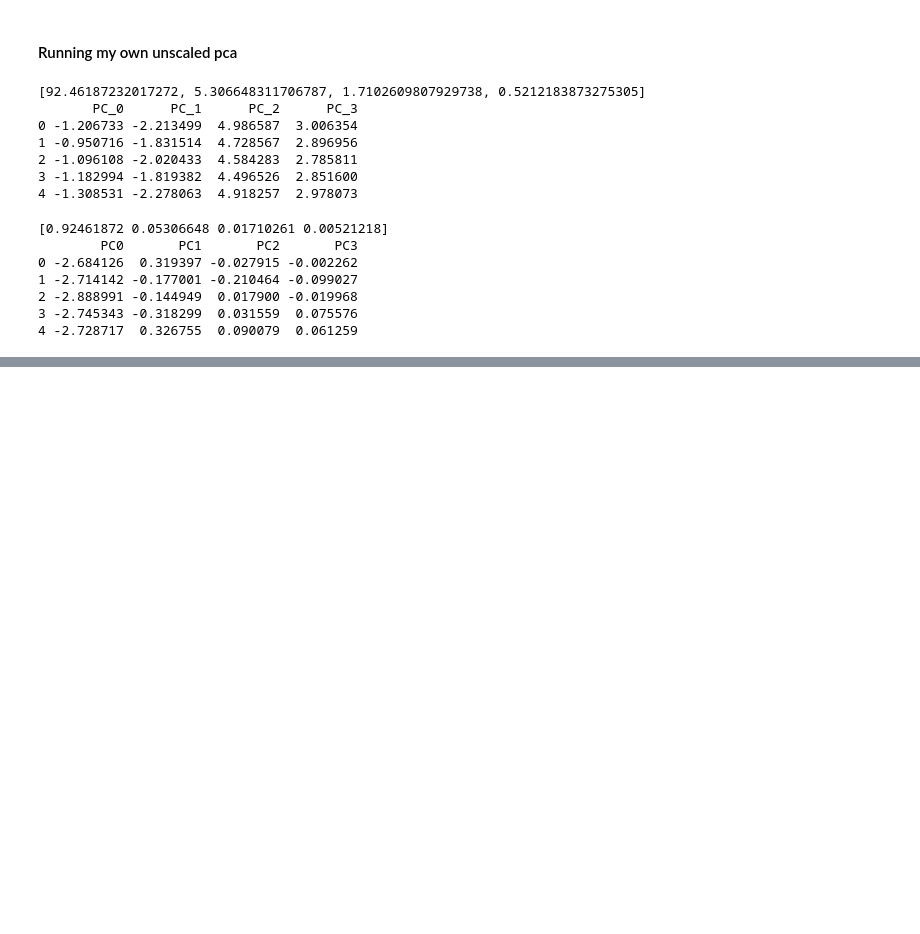
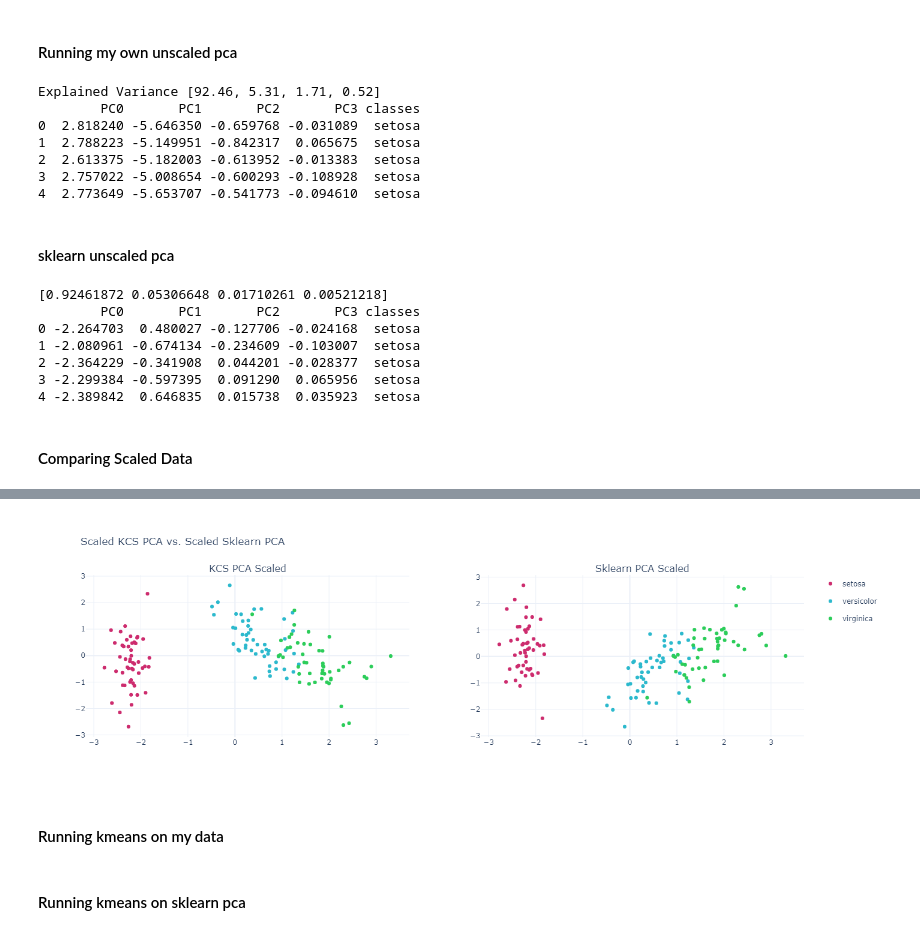
Before and after one commit to kcstauffer21/CS6180_Clustering, a Jupyter notebook: Assignment_2/Assignment_2_KCS.ipynb, the cells around one changed output, grey strips where cells are left out. Saved outputs shown, nothing was run; the diff lists cells and outputs as text; code cells hidden in the pictures; blank space fills up the shorter version.

```diff
--- a/Assignment_2/Assignment_2_KCS.ipynb
+++ b/Assignment_2/Assignment_2_KCS.ipynb
@@ -63,8 +67,8 @@ iris = load_iris()
 df = pd.DataFrame(iris.data, columns = iris.feature_names)
 df['classes'] = iris.target
 df.classes = np.where(df.classes ==  0, iris.target_names[0], df.classes)
-df.classes = np.where(df.classes ==  1, iris.target_names[1], df.classes)
-df.classes = np.where(df.classes ==  2, iris.target_names[2], df.classes)
+df.classes = np.where(df.classes ==  '1', iris.target_names[1], df.classes)
+df.classes = np.where(df.classes ==  '2', iris.target_names[2], df.classes)
 df.head()
 # %% [output]
 |  | sepal length (cm) | sepal width (cm) | petal length (cm) | petal width (cm) | classes |
@@ -77,6 +81,8 @@ df.head()
 #### Running my own pca function
 # %%
 kcs_pca_scaled = compute_PCA(df.iloc[:,:-1])
+df_kcs_pca_scaled = kcs_pca_scaled['pca']
+df_kcs_pca_scaled['classes'] = df.classes
 print(kcs_pca_scaled['percent_variance'])
-print(kcs_pca_scaled['pca'].head())
+print(df_kcs_pca_scaled.head())
 # %% [output]
@@ -95,6 +101,7 @@ df_scaled = StandardScaler().fit_transform(df.iloc[:,:-1])
 pca_sklearn.fit(df_scaled)
 print(pca_sklearn.explained_variance_ratio_)
 pca_sklearn_data = pd.DataFrame(pca_sklearn.transform(df_scaled), columns = ['PC0', 'PC1', 'PC2', 'PC3'])
+pca_sklearn_data['classes'] = df.classes
 print(pca_sklearn_data.head())
 # %% [output]
 [0.72962445 0.22850762 0.03668922 0.00517871]
@@ -109,29 +114,56 @@ test
 # %% [markdown]
 #### Running my own unscaled pca
 # %%
-kcs_pca_scaled = compute_PCA(df.iloc[:,:-1].values, scale_data=False)
-print(kcs_pca_scaled['percent_variance'])
-print(kcs_pca_scaled['pca'].head())
+# Computing pcs with my function
+kcs_pca_unscaled = compute_PCA(df.iloc[:,:-1], scale_data=False)
+df_kcs_pca_unscaled = kcs_pca_unscaled['pca']
+df_kcs_pca_unscaled['classes'] = df.classes
+print(f"Explained Variance {kcs_pca_unscaled['percent_variance']}")
+print(df_kcs_pca_unscaled.head())
 # %% [output]
-[92.46187232017272, 5.306648311706787, 1.7102609807929738, 0.5212183873275305]
-       PC_0      PC_1      PC_2      PC_3
-0 -1.206733 -2.213499  4.986587  3.006354
-1 -0.950716 -1.831514  4.728567  2.896956
-2 -1.096108 -2.020433  4.584283  2.785811
-3 -1.182994 -1.819382  4.496526  2.851600
-4 -1.308531 -2.278063  4.918257  2.978073
+Explained Variance [92.46, 5.31, 1.71, 0.52]
+        PC0       PC1       PC2       PC3 classes
+0  2.818240 -5.646350 -0.659768 -0.031089  setosa
+1  2.788223 -5.149951 -0.842317  0.065675  setosa
+2  2.613375 -5.182003 -0.613952 -0.013383  setosa
+3  2.757022 -5.008654 -0.600293 -0.108928  setosa
+4  2.773649 -5.653707 -0.541773 -0.094610  setosa
+# %% [markdown]
+#### sklearn unscaled pca
 # %%
 pca_sklearn = PCA()
-df_scaled = df.iloc[:,:-1]
-pca_sklearn.fit(df_scaled)
+df_unscaled = df.iloc[:,:-1]
+pca_sklearn.fit(df_unscaled)
 print(pca_sklearn.explained_variance_ratio_)
-pca_sklearn_data = pd.DataFrame(pca_sklearn.transform(df_scaled), columns = ['PC0', 'PC1', 'PC2', 'PC3'])
+pca_sklearn_unscaled_data = pd.DataFrame(pca_sklearn.transform(df_unscaled), columns = ['PC0', 'PC1', 'PC2', 'PC3'])
+pca_sklearn_unscaled_data['classes'] = df.classes
 print(pca_sklearn_data.head())
 # %% [output]
 [0.92461872 0.05306648 0.01710261 0.00521218]
-        PC0       PC1       PC2       PC3
-0 -2.684126  0.319397 -0.027915 -0.002262
-1 -2.714142 -0.177001 -0.210464 -0.099027
-2 -2.888991 -0.144949  0.017900 -0.019968
-3 -2.745343 -0.318299  0.031559  0.075576
-4 -2.728717  0.326755  0.090079  0.061259
+        PC0       PC1       PC2       PC3 classes
+0 -2.264703  0.480027 -0.127706 -0.024168  setosa
+1 -2.080961 -0.674134 -0.234609 -0.103007  setosa
+2 -2.364229 -0.341908  0.044201 -0.028377  setosa
+3 -2.299384 -0.597395  0.091290  0.065956  setosa
+4 -2.389842  0.646835  0.015738  0.035923  setosa
+# %% [markdown]
+#### Comparing Scaled Data
+# %%
+fig = make_subplots(rows=1, cols=2,
+                    subplot_titles=['KCS PCA Scaled', 'Sklearn PCA Scaled'])
+
+cmap ={'setosa': '#CD2C6E',
+       'versicolor': '#2CB9CD',
+       'virginica': '#2CCD5A'}
+
+for i, species in enumerate(df_kcs_pca_scaled.classes.unique()):
+    temp = df_kcs_pca_scaled[df_kcs_pca_scaled.classes == species].reset_index(drop=True)
+    fig.add_trace(go.Scatter(x=temp['PC0'], y=temp['PC1'], mode='markers', name=species, legendgroup=species, marker=dict(color=cmap[species]), showlegend=True), row=1, col=1)
+
+for i, species in enumerate(pca_sklearn_data.classes.unique()):
+    temp = pca_sklearn_data[pca_sklearn_data.classes == species].reset_index(drop=True)
+    fig.add_trace(go.Scatter(x=temp['PC0'], y=temp['PC1'], mode='markers', name=species, legendgroup=species, marker=dict(color=cmap[species]), showlegend=False), row=1, col=2)
+
+fig.update_layout(template='plotly_white', title='Scaled KCS PCA vs. Scaled Sklearn PCA ')
+plotly.offline.iplot(fig, filename='temp.html')
+# %% [output]
@@ -137,0 +171,3 @@ print(pca_sklearn_data.head())
+[figure, added]
+# %% [markdown]
+#### Running kmeans on my data
@@ -137,0 +178,2 @@ print(pca_sklearn_data.head())
+# %% [markdown]
+#### Running kmeans on sklearn pca
```
Also changed, not shown: parts of 11 cells of this notebook.
